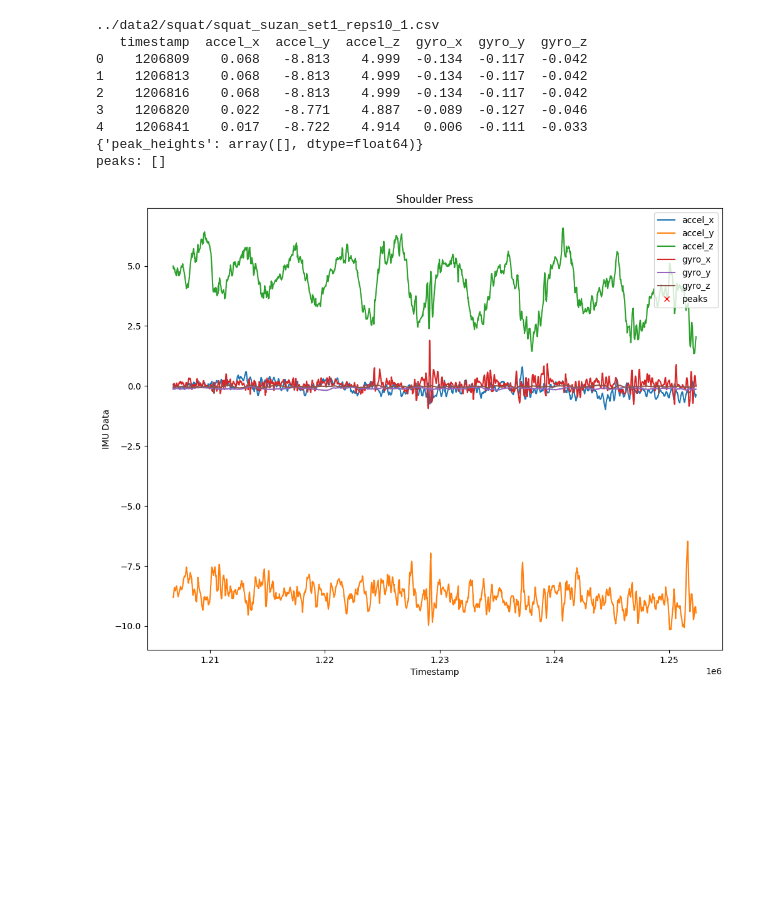
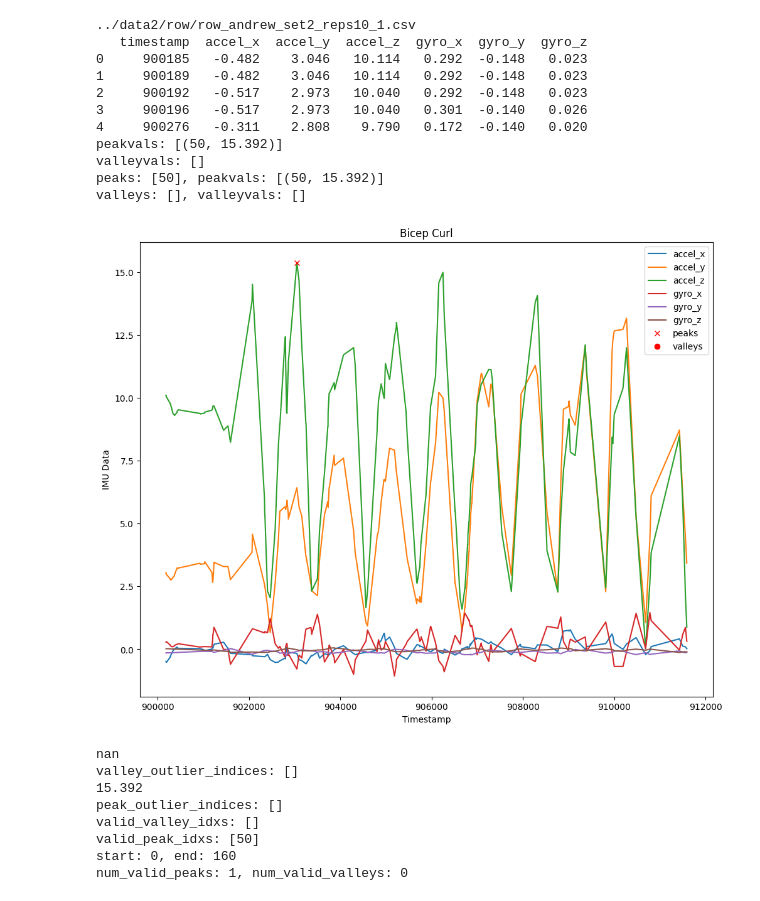
Before and after one commit to suzanmanasreh/wireless-imu-activity-tracking, a Jupyter notebook: data_process/process.ipynb, the cells around one changed output. Saved outputs shown, nothing was run; the diff lists cells and outputs as text; code cells hidden in the pictures; blank space fills up the shorter version.

```diff
--- a/data_process/process.ipynb
+++ b/data_process/process.ipynb
@@ -56,8 +64,21 @@ def create_df(filename, write=False):
             cleaned_df.to_csv(name, index=False)
         print(cleaned_df.head())
         return cleaned_df
+# %%
+def get_peaks_and_valleys(df, dist=100):
+    peaks, _ = find_peaks(df["accel_z"], height=0, distance=dist)
+    valleys, _ = find_peaks(-1 * df["accel_z"], height=0, distance=dist)
+
+    peakvals = [(int(peak), float(df['accel_z'].iloc[peak])) for peak in peaks]
+    valleyvals = [(int(valley), float(df['accel_z'].iloc[valley])) for valley in valleys]
+    print(f"peakvals: {peakvals}")
+    print(f"valleyvals: {valleyvals}")
+
+    print(f"peaks: {peaks}, peakvals: {peakvals}")
+    print(f"valleys: {valleys}, valleyvals: {valleyvals}")
+    return peaks, valleys, peakvals, valleyvals
 # %%
-def plot_df(df, title):
+def plot_df(df, title, peaks=None, valleys=None):
     plt.figure(figsize=(10, 8))
     plt.plot(df["timestamp"], df["accel_x"], label="accel_x")
     plt.plot(df["timestamp"], df["accel_y"], label="accel_y")
@@ -66,17 +87,10 @@ def plot_df(df, title):
     plt.plot(df["timestamp"], df["gyro_y"], label="gyro_y")
     plt.plot(df["timestamp"], df["gyro_z"], label="gyro_z")
 
+    if peaks is not None and valleys is not None:
+        plt.plot(df["timestamp"].iloc[peaks], df["accel_z"].iloc[peaks], "rx", label="peaks")
+        plt.plot(df["timestamp"].iloc[valleys], df["accel_z"].iloc[valleys], "ro", label="valleys")
 
-    peaks, properties = find_peaks(df["accel_y"], height=0, distance=120)
-    plt.plot(df["timestamp"].iloc[peaks], df["accel_y"].iloc[peaks], "rx", label="peaks")
-
-    print(properties)
-
-    # df.plot(x="timestamp", figsize=(10,8))
-    # ay = np.array(df["accel_y"])
-    # peaks, _ = find_peaks(df["accel_y"], height=0)
-    print(f"peaks: {peaks}")
-    # plt.plot(peaks, df["accel_y"][peaks], "x")
     plt.title(title)
     plt.legend()
     plt.tight_layout()
@@ -277,15 +99,0 @@ peaks: [   3  124  273  414  627  805  960 1168 1341 1518 1711 1946 2094]
-# %%
-file = "../data2/squat/squat_suzan_set1_reps10_1.csv"
-df = create_df(file)
-plot_df(df, "Shoulder Press")
-# %% [output]
-../data2/squat/squat_suzan_set1_reps10_1.csv
-   timestamp  accel_x  accel_y  accel_z  gyro_x  gyro_y  gyro_z
-0    1206809    0.068   -8.813    4.999  -0.134  -0.117  -0.042
-1    1206813    0.068   -8.813    4.999  -0.134  -0.117  -0.042
-2    1206816    0.068   -8.813    4.999  -0.134  -0.117  -0.042
-3    1206820    0.022   -8.771    4.887  -0.089  -0.127  -0.046
-4    1206841    0.017   -8.722    4.914   0.006  -0.111  -0.033
-{'peak_heights': array([], dtype=float64)}
-peaks: []
-[figure, removed]
@@ -291,0 +144,30 @@ peaks: []
+# %%
+file = "../data2/row/row_andrew_set2_reps10_1.csv"
+df = create_df(file)
+peaks, valleys, peakvals, valleyvals = get_peaks_and_valleys(df, 120)
+plot_df(df, "Bicep Curl", peaks, valleys)
+start, end, num_peaks, num_valleys = get_num_reps(df, peakvals, valleyvals)
+
+df = df.iloc[start:end]
+plot_df(df, "Bicep Curl")
+# %% [output]
+../data2/row/row_andrew_set2_reps10_1.csv
+   timestamp  accel_x  accel_y  accel_z  gyro_x  gyro_y  gyro_z
+0     900185   -0.482    3.046   10.114   0.292  -0.148   0.023
+1     900189   -0.482    3.046   10.114   0.292  -0.148   0.023
+2     900192   -0.517    2.973   10.040   0.292  -0.148   0.023
+3     900196   -0.517    2.973   10.040   0.301  -0.140   0.026
+4     900276   -0.311    2.808    9.790   0.172  -0.140   0.020
+peakvals: [(50, 15.392)]
+valleyvals: []
+peaks: [50], peakvals: [(50, 15.392)]
+valleys: [], valleyvals: []
+[figure, added]
+nan
+valley_outlier_indices: []
+15.392
+peak_outlier_indices: []
+valid_valley_idxs: []
+valid_peak_idxs: [50]
+start: 0, end: 160
+num_valid_peaks: 1, num_valid_valleys: 0
```
Also changed, not shown: parts of 22 cells of this notebook.
